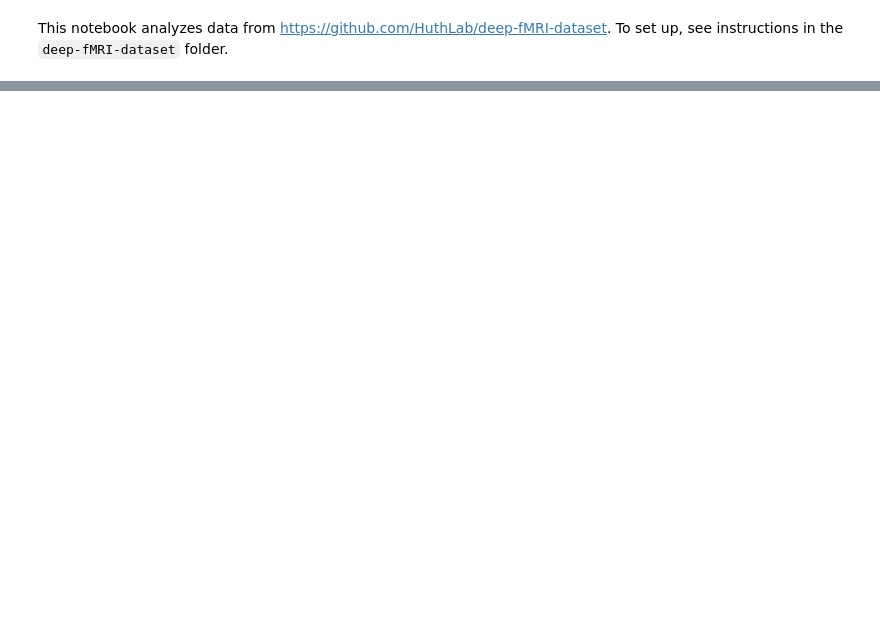
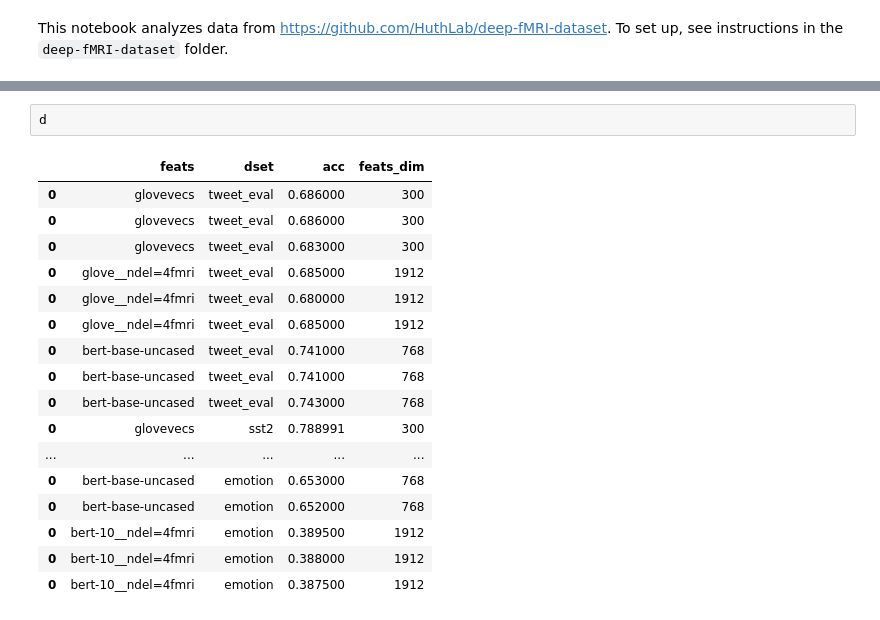
Before and after one commit to microsoft/augmented-interpretable-models, a Jupyter notebook: experimental/fmri/notebooks/02_decoding.ipynb, the cells around one changed output, grey strips where cells are left out. Saved outputs shown, nothing was run; the diff lists cells and outputs as text; blank space fills up the shorter version.

```diff
--- a/experimental/fmri/notebooks/02_decoding.ipynb
+++ b/experimental/fmri/notebooks/02_decoding.ipynb
@@ -59,3 +84,23 @@ d
+# %%
+d
+# %% [output]
+|  | feats | dset | acc | feats_dim |
+| 0 | glovevecs | tweet_eval | 0.686000 | 300 |
+| 0 | glovevecs | tweet_eval | 0.686000 | 300 |
+| 0 | glovevecs | tweet_eval | 0.683000 | 300 |
+| 0 | glove__ndel=4fmri | tweet_eval | 0.685000 | 1912 |
+| 0 | glove__ndel=4fmri | tweet_eval | 0.680000 | 1912 |
+| 0 | glove__ndel=4fmri | tweet_eval | 0.685000 | 1912 |
+| 0 | bert-base-uncased | tweet_eval | 0.741000 | 768 |
+| 0 | bert-base-uncased | tweet_eval | 0.741000 | 768 |
+| 0 | bert-base-uncased | tweet_eval | 0.743000 | 768 |
+| 0 | glovevecs | sst2 | 0.788991 | 300 |
+| ... | ... | ... | ... | ... |
+| 0 | bert-base-uncased | emotion | 0.653000 | 768 |
+| 0 | bert-base-uncased | emotion | 0.652000 | 768 |
+| 0 | bert-10__ndel=4fmri | emotion | 0.389500 | 1912 |
+| 0 | bert-10__ndel=4fmri | emotion | 0.388000 | 1912 |
+| 0 | bert-10__ndel=4fmri | emotion | 0.387500 | 1912 |
 # %%
 sns.barplot(data=d, x='dset', y='acc', hue='feats')
 plt.legend(bbox_to_anchor=(1.02, 0.55), loc='upper left', borderaxespad=0)
```
Also changed, not shown: parts of 4 cells of this notebook, 2 other files.
